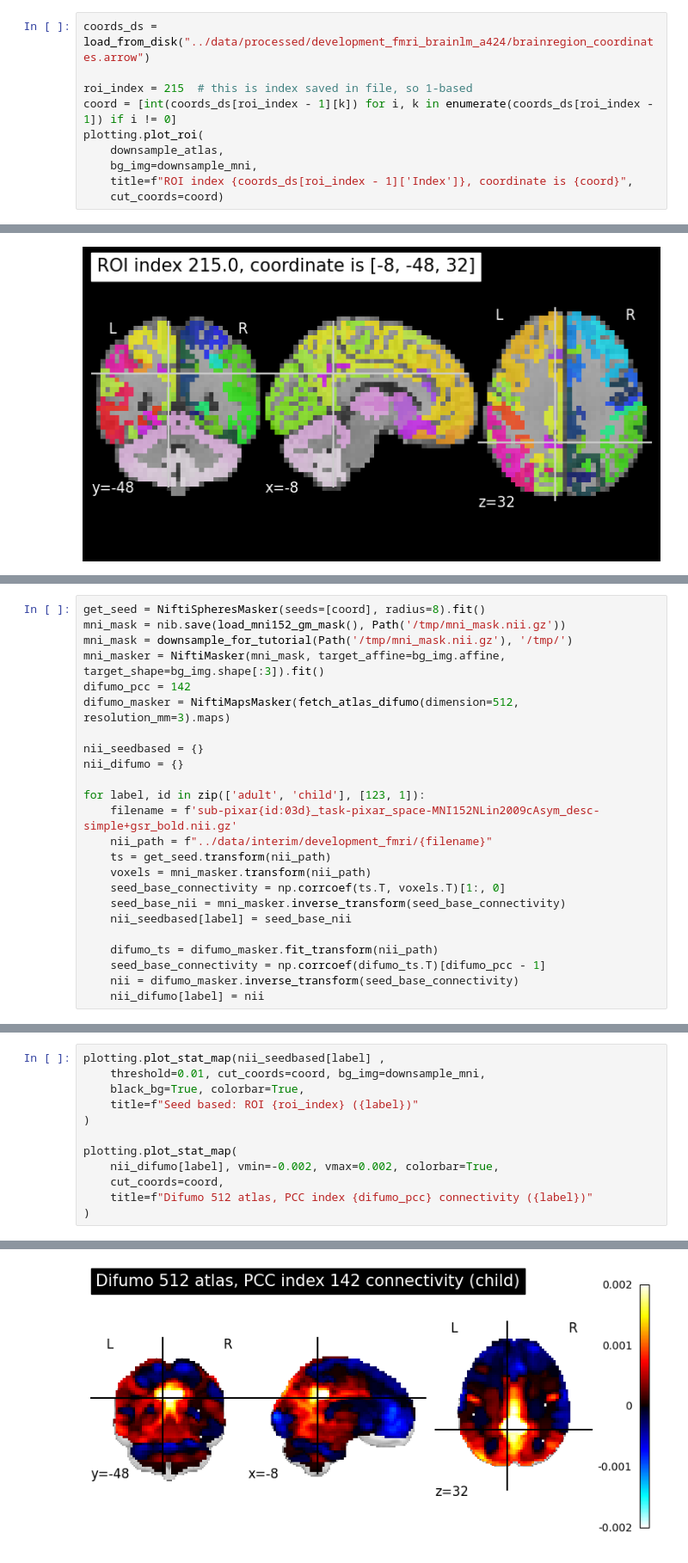
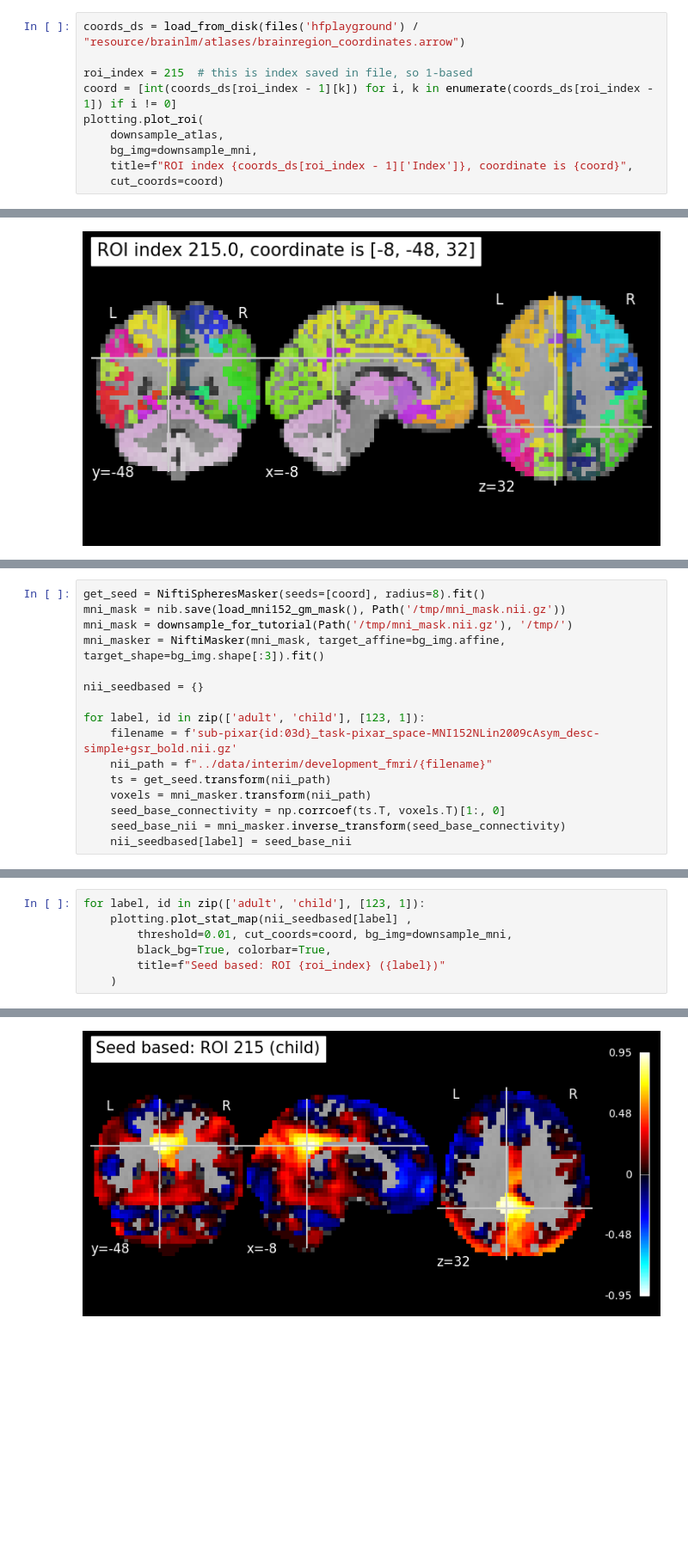
Before and after one commit to htwangtw/hfplayground, a Jupyter notebook: notebooks/inspect_brainlm_data_processing.ipynb, the cells around one changed output, grey strips where cells are left out. Shown: that part at 86% size. Saved outputs shown, nothing was run; the diff lists cells and outputs as text; blank space fills up the shorter version.

```diff
--- a/notebooks/inspect_brainlm_data_processing.ipynb
+++ b/notebooks/inspect_brainlm_data_processing.ipynb
@@ -92,7 +94,7 @@ With a quick search in the script, it seems there are multiple scaling strategy
 # %% [markdown]
 Manually found a PCC ish coordinate.
 # %%
-coords_ds = load_from_disk("../data/processed/development_fmri_brainlm_a424/brainregion_coordinates.arrow")
+coords_ds = load_from_disk(files('hfplayground') / "resource/brainlm/atlases/brainregion_coordinates.arrow")
 
 roi_index = 215  # this is index saved in file, so 1-based
 coord = [int(coords_ds[roi_index - 1][k]) for i, k in enumerate(coords_ds[roi_index - 1]) if i != 0]
@@ -112,11 +113,8 @@ get_seed = NiftiSpheresMasker(seeds=[coord], radius=8).fit()
 mni_mask = nib.save(load_mni152_gm_mask(), Path('/tmp/mni_mask.nii.gz'))
 mni_mask = downsample_for_tutorial(Path('/tmp/mni_mask.nii.gz'), '/tmp/')
 mni_masker = NiftiMasker(mni_mask, target_affine=bg_img.affine, target_shape=bg_img.shape[:3]).fit()
-difumo_pcc = 142
-difumo_masker = NiftiMapsMasker(fetch_atlas_difumo(dimension=512, resolution_mm=3).maps)
 
 nii_seedbased = {}
-nii_difumo = {}
 
 for label, id in zip(['adult', 'child'], [123, 1]):
     filename = f'sub-pixar{id:03d}_task-pixar_space-MNI152NLin2009cAsym_desc-simple+gsr_bold.nii.gz'
@@ -126,9 +124,4 @@ for label, id in zip(['adult', 'child'], [123, 1]):
     seed_base_connectivity = np.corrcoef(ts.T, voxels.T)[1:, 0]
     seed_base_nii = mni_masker.inverse_transform(seed_base_connectivity)
     nii_seedbased[label] = seed_base_nii
-
-    difumo_ts = difumo_masker.fit_transform(nii_path)
-    seed_base_connectivity = np.corrcoef(difumo_ts.T)[difumo_pcc - 1]
-    nii = difumo_masker.inverse_transform(seed_base_connectivity)
-    nii_difumo[label] = nii
 # %% [output]
@@ -136,15 +128,10 @@ for label, id in zip(['adult', 'child'], [123, 1]):
 [NiftiMasker.wrapped] Resampling images
 [NiftiMasker.wrapped] Resampling images
 # %%
-plotting.plot_stat_map(nii_seedbased[label] ,
-    threshold=0.01, cut_coords=coord, bg_img=downsample_mni,
-    black_bg=True, colorbar=True,
-    title=f"Seed based: ROI {roi_index} ({label})"
-)
-
-plotting.plot_stat_map(
-    nii_difumo[label], vmin=-0.002, vmax=0.002, colorbar=True,
-    cut_coords=coord,
-    title=f"Difumo 512 atlas, PCC index {difumo_pcc} connectivity ({label})"
-)
+for label, id in zip(['adult', 'child'], [123, 1]):
+    plotting.plot_stat_map(nii_seedbased[label] ,
+        threshold=0.01, cut_coords=coord, bg_img=downsample_mni,
+        black_bg=True, colorbar=True,
+        title=f"Seed based: ROI {roi_index} ({label})"
+    )
 # %% [output]
@@ -153,4 +139,4 @@ plotting.plot_stat_map(
-[figure, old version]
+[figure, new version]
 # %%
 mni_mask = fetch_icbm152_2009()['mask']
 mni_mask = downsample_for_tutorial(mni_mask, '/tmp/')
```
Also changed, not shown: parts of 11 cells of this notebook, 10 other files.
